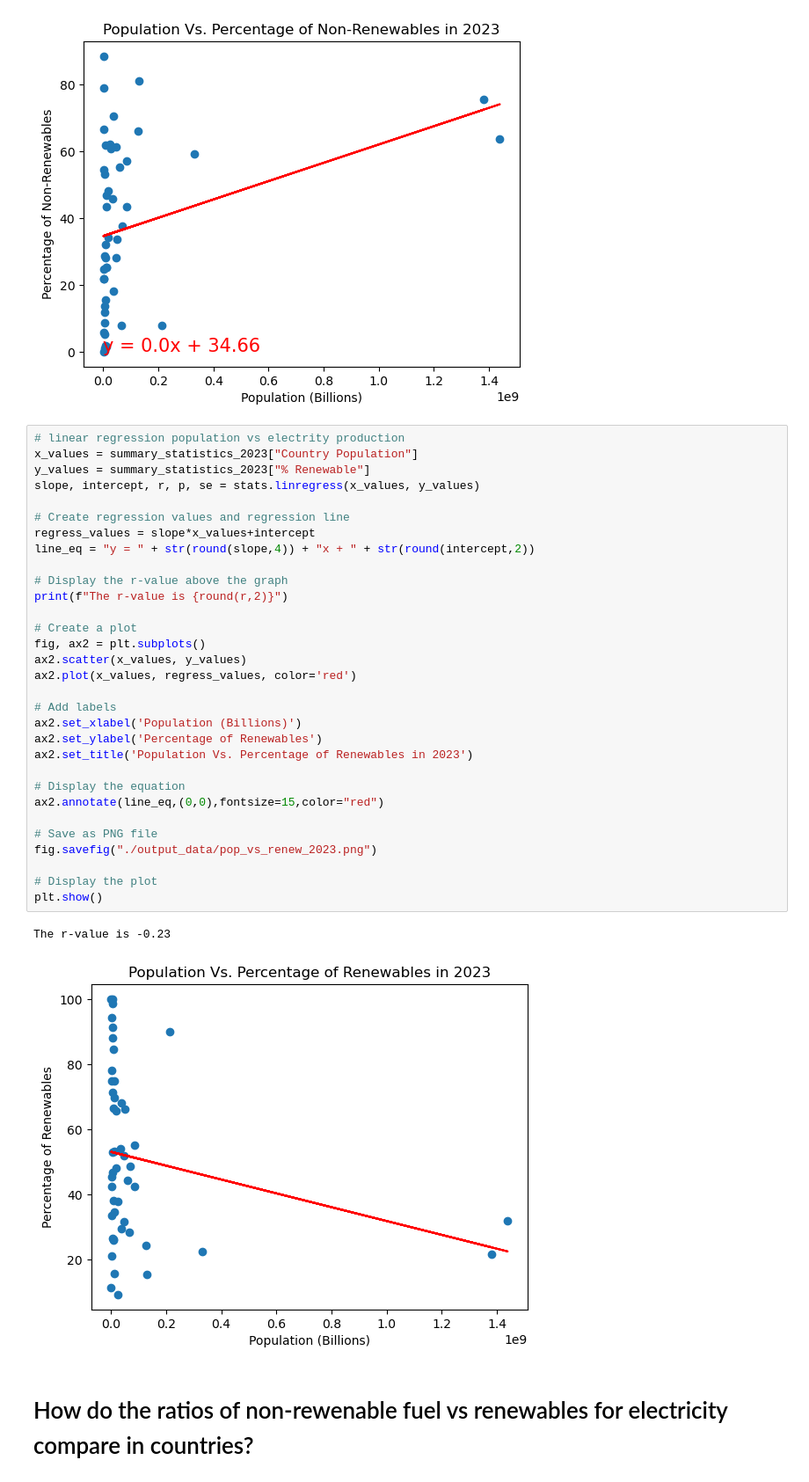
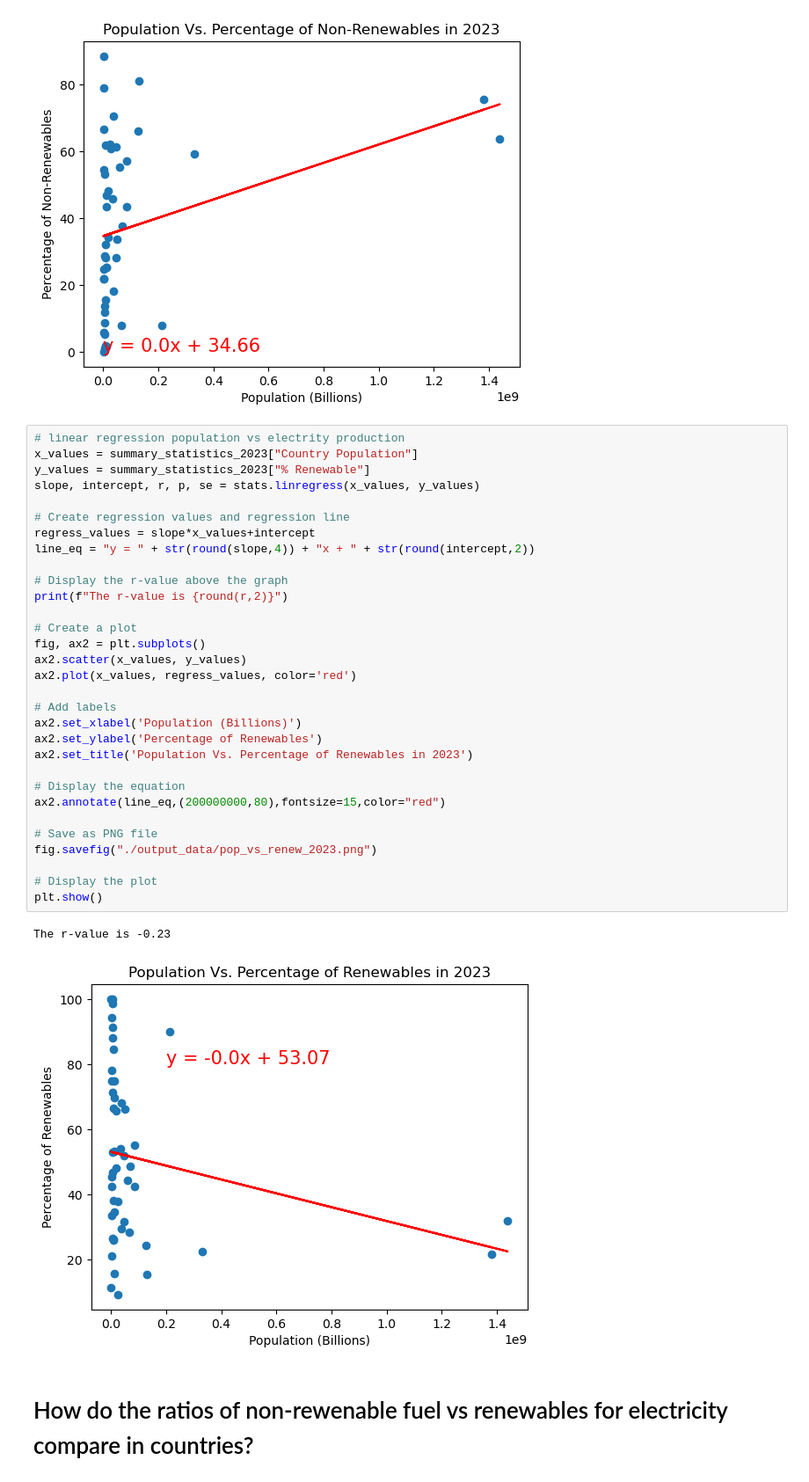
Before and after one commit to bburwinkel0721/Electric-Production, a Jupyter notebook: electricity_anaylsis.ipynb, the cells around one changed output. Shown: that part at 88% size. Saved outputs shown, nothing was run; the diff lists cells and outputs as text.

```diff
--- a/electricity_anaylsis.ipynb
+++ b/electricity_anaylsis.ipynb
@@ -371,35 +398,35 @@ The r-value is 0.31
 x_values = summary_statistics_2023["Country Population"]
 y_values = summary_statistics_2023["% Renewable"]
 slope, intercept, r, p, se = stats.linregress(x_values, y_values)
 
 # Create regression values and regression line
 regress_values = slope*x_values+intercept
 line_eq = "y = " + str(round(slope,4)) + "x + " + str(round(intercept,2))
 
 # Display the r-value above the graph
 print(f"The r-value is {round(r,2)}")
 
 # Create a plot
 fig, ax2 = plt.subplots()
 ax2.scatter(x_values, y_values)
 ax2.plot(x_values, regress_values, color='red')
 
 # Add labels
 ax2.set_xlabel('Population (Billions)')
 ax2.set_ylabel('Percentage of Renewables')
 ax2.set_title('Population Vs. Percentage of Renewables in 2023')
 
 # Display the equation
-ax2.annotate(line_eq,(0,0),fontsize=15,color="red")
+ax2.annotate(line_eq,(200000000,80),fontsize=15,color="red")
 
 # Save as PNG file
 fig.savefig("./output_data/pop_vs_renew_2023.png")
 
 # Display the plot
 plt.show()
 # %% [output]
 The r-value is -0.23
-[figure, old version]
+[figure, new version]
 # %% [markdown]
 # How do the ratios of non-rewenable fuel vs renewables for electricity compare in countries?
 # %% [markdown]
```
Also changed, not shown: parts of 4 cells of this notebook, 2 other files.
